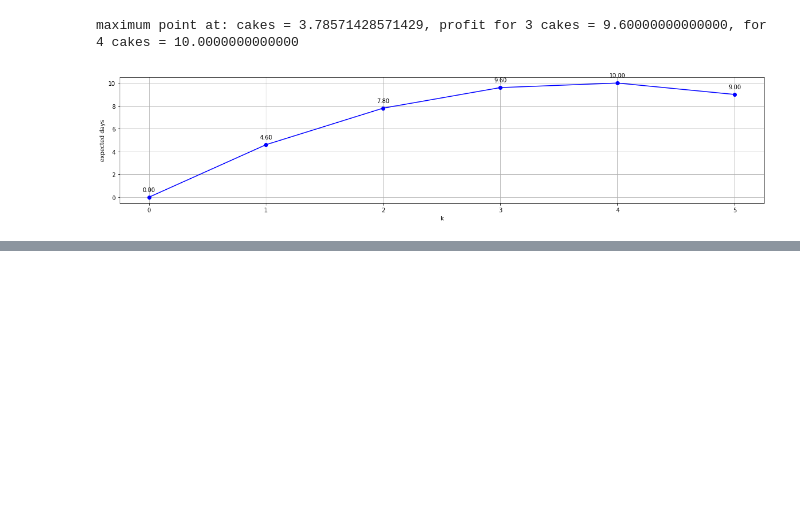
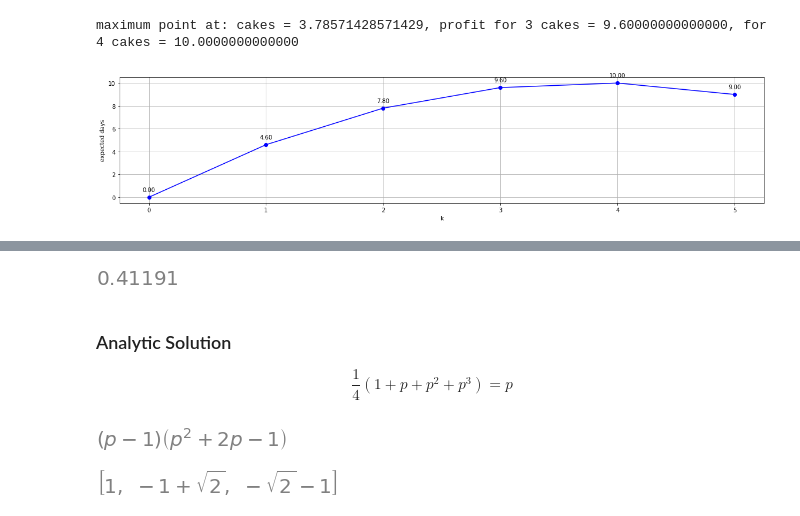
Before and after one commit to edwardlu71/ConceptByExample, a Jupyter notebook: E03_112_MonteCarloByExamples.ipynb, the cells around one changed output, grey strips where cells are left out. Cells and saved outputs as stored; diff of their text form; code cells hidden in the pictures; blank space fills up the shorter version.

```diff
--- a/E03_112_MonteCarloByExamples.ipynb
+++ b/E03_112_MonteCarloByExamples.ipynb
@@ -348,0 +378,22 @@ maximum point at: cakes = 3.78571428571429, profit for 3 cakes = 9.6000000000000
+# %%
+threshold = 100 # assume the population above this threshold number will never go extinct
+
+def survive(samples):
+    survived = 0
+    for _ in range(samples):
+        population = 1
+        while population > 0 and population < threshold:
+            s = 0
+            for _ in range(1, population+1):
+                s += random.choice([0, 1, 2, 3])
+            population = s
+        if population == 0:
+            survived += 1
+    return survived/samples
+# %%
+survive(100000)
+# %% [output]
+[figure, added]
+# %% [markdown]
+### Analytic Solution
+$$ \frac{1}{4}(1+p+p^{2}+p^{3}) = p $$
@@ -348,0 +404,10 @@ maximum point at: cakes = 3.78571428571429, profit for 3 cakes = 9.6000000000000
+# %%
+p = symbols('p')
+f = p**3+p**2-3*p+1
+factor(f)
+# %% [output]
+[figure, added]
+# %%
+solve(f)
+# %% [output]
+[figure, added]
```
Also changed, not shown: parts of 11 cells of this notebook.
